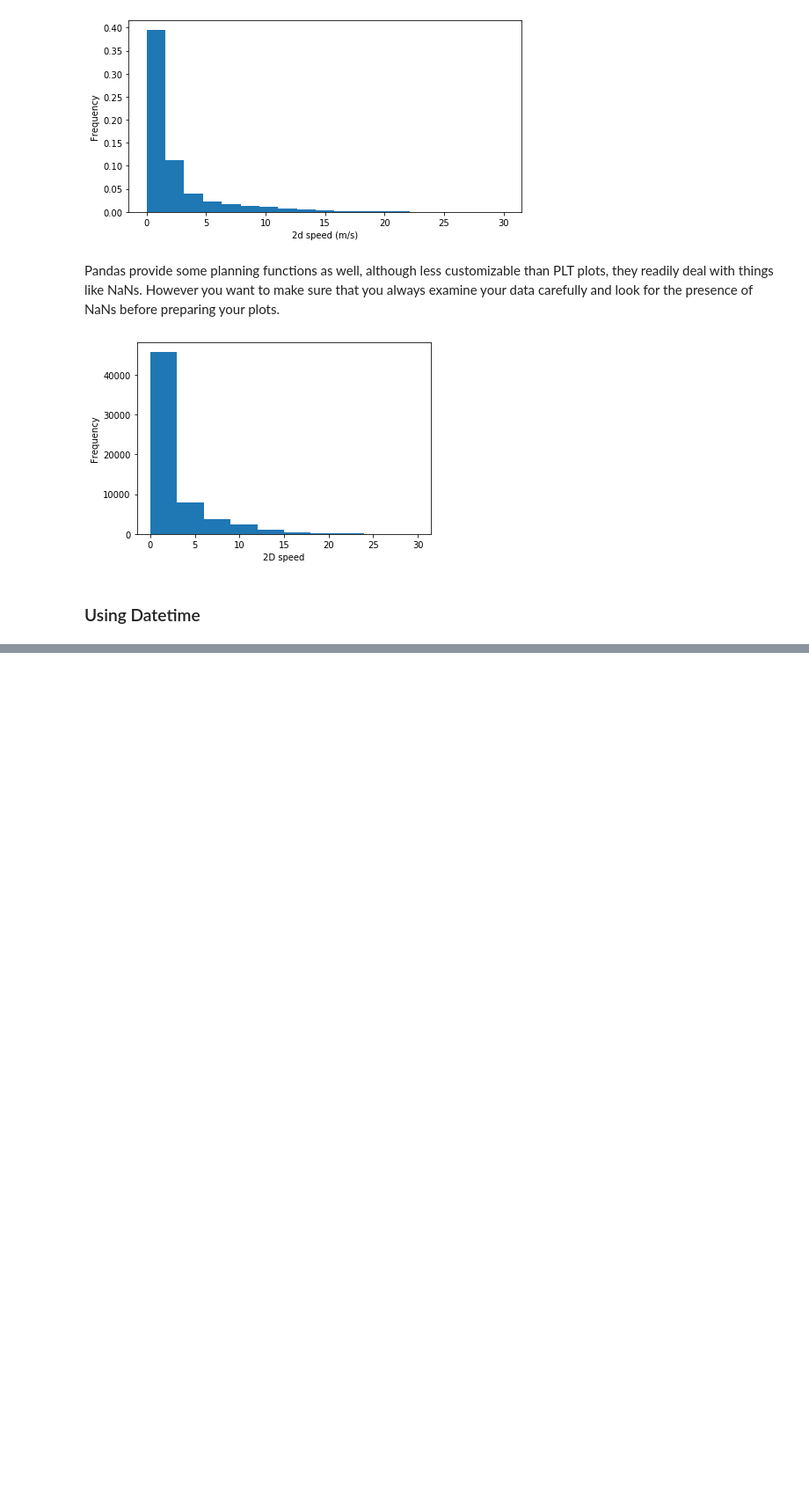
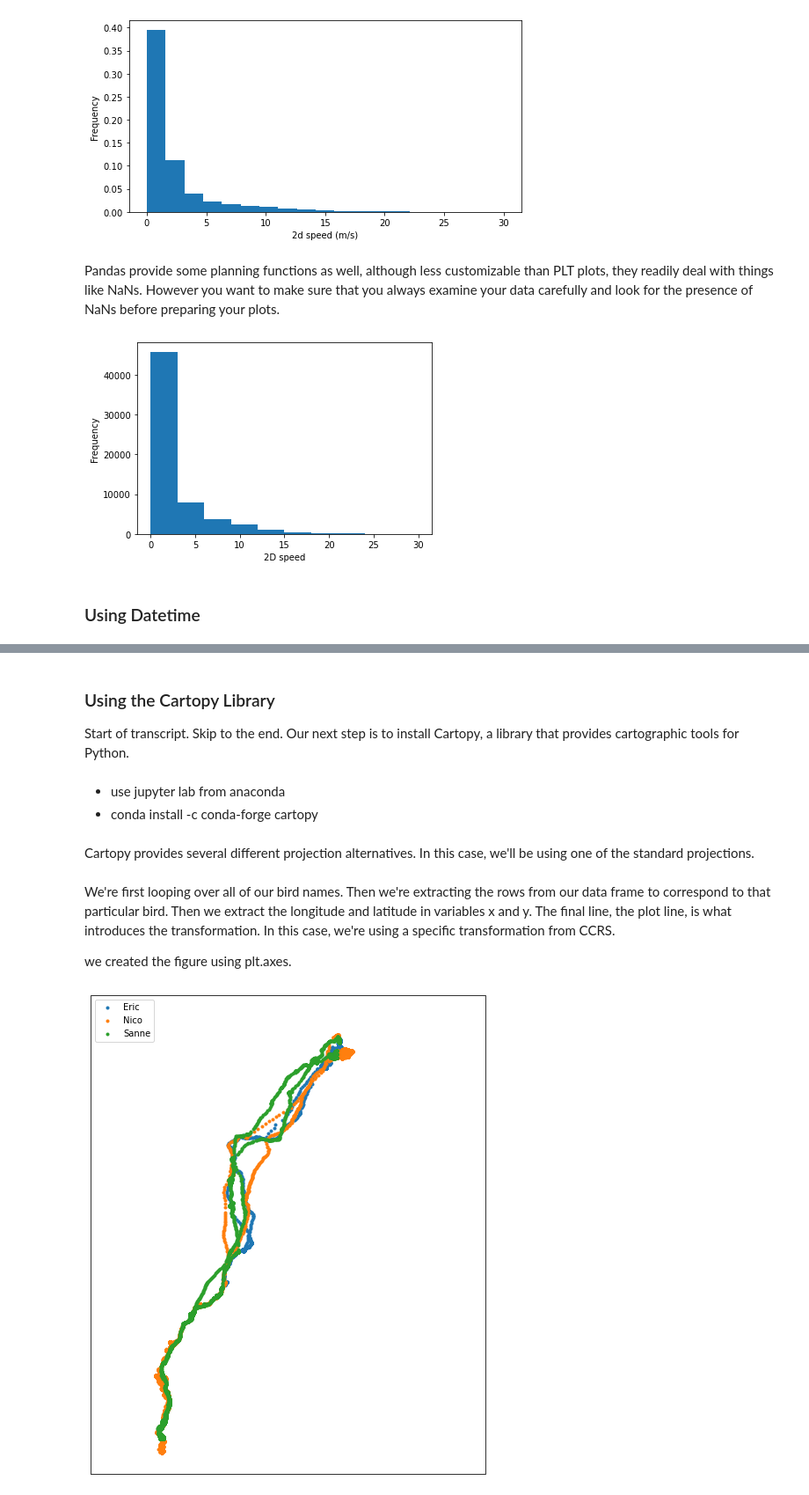
Before and after one commit to enoch-baffoe/HavardX-Using-Python-For-Research, a Jupyter notebook: Week 4- Case Study/Case Study 5- Bird Migration/Bird Migration.ipynb, the cells around one changed output, grey strips where cells are left out. Shown at 88% size. Cells and saved outputs as stored; diff of their text form; code cells hidden in the pictures; blank space fills up the shorter version.

```diff
--- a/Week 4- Case Study/Case Study 5- Bird Migration/Bird Migration.ipynb
+++ b/Week 4- Case Study/Case Study 5- Bird Migration/Bird Migration.ipynb
@@ -187,0 +371,9 @@ plt.savefig("pd_hist.pdf")
+# %% [markdown]
+### Using the Cartopy Library
+
+Start of transcript. Skip to the end.
+Our next step is to install Cartopy, a library that
+provides cartographic tools for Python.
+# %% [markdown]
+- use jupyter lab from anaconda
+- conda install -c conda-forge cartopy
@@ -187,0 +383,28 @@ plt.savefig("pd_hist.pdf")
+# %% [markdown]
+Cartopy provides several different projection alternatives.
+In this case, we'll be using one of the standard projections.
+# %%
+proj=ccrs.Mercator()
+# %% [markdown]
+We're first looping over all of our bird names.
+Then we're extracting the rows from our data
+frame to correspond to that particular bird.
+Then we extract the longitude and latitude in variables x and y.
+The final line, the plot line, is what introduces the transformation.
+In this case, we're using a specific transformation from CCRS.
+
+we created the figure using plt.axes.
+# %%
+plt.figure(figsize=(10,10))
+ax=plt.axes(projection=proj)
+ax.set_extent((-25.0,20.0,52.2,10.0)) #this is set using trial and error
+
+for name in bird_names:
+    ix=birddata['bird_name']==name
+    x,y=birddata.longitude[ix],birddata.latitude[ix]
+    ax.plot(x,y,'.',transform=ccrs.Geodetic(),label=name)
+
+plt.legend(loc="upper left")
+plt.savefig("map.pdf")
+# %% [output]
+[figure, added]
```
Also changed, not shown: parts of 40 cells of this notebook, 22 other files.
